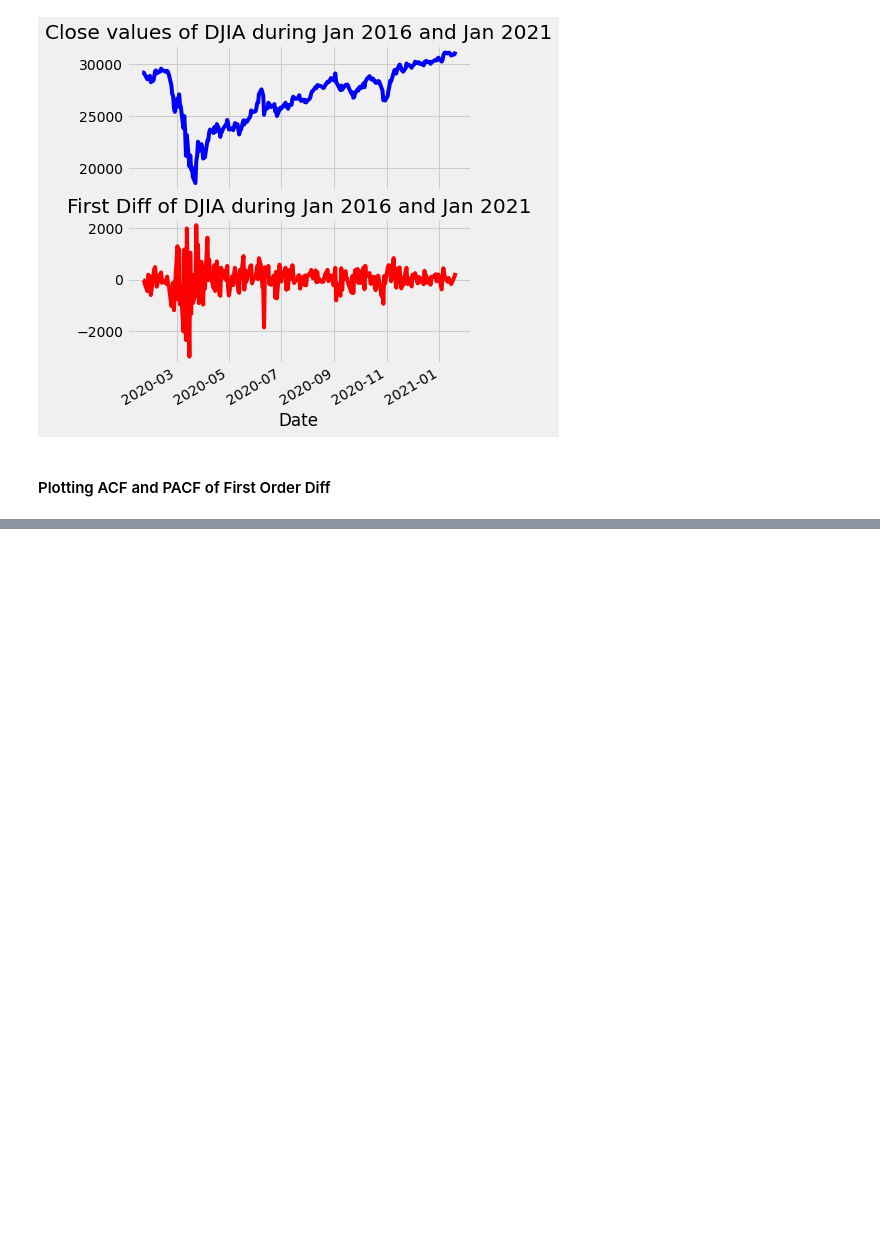
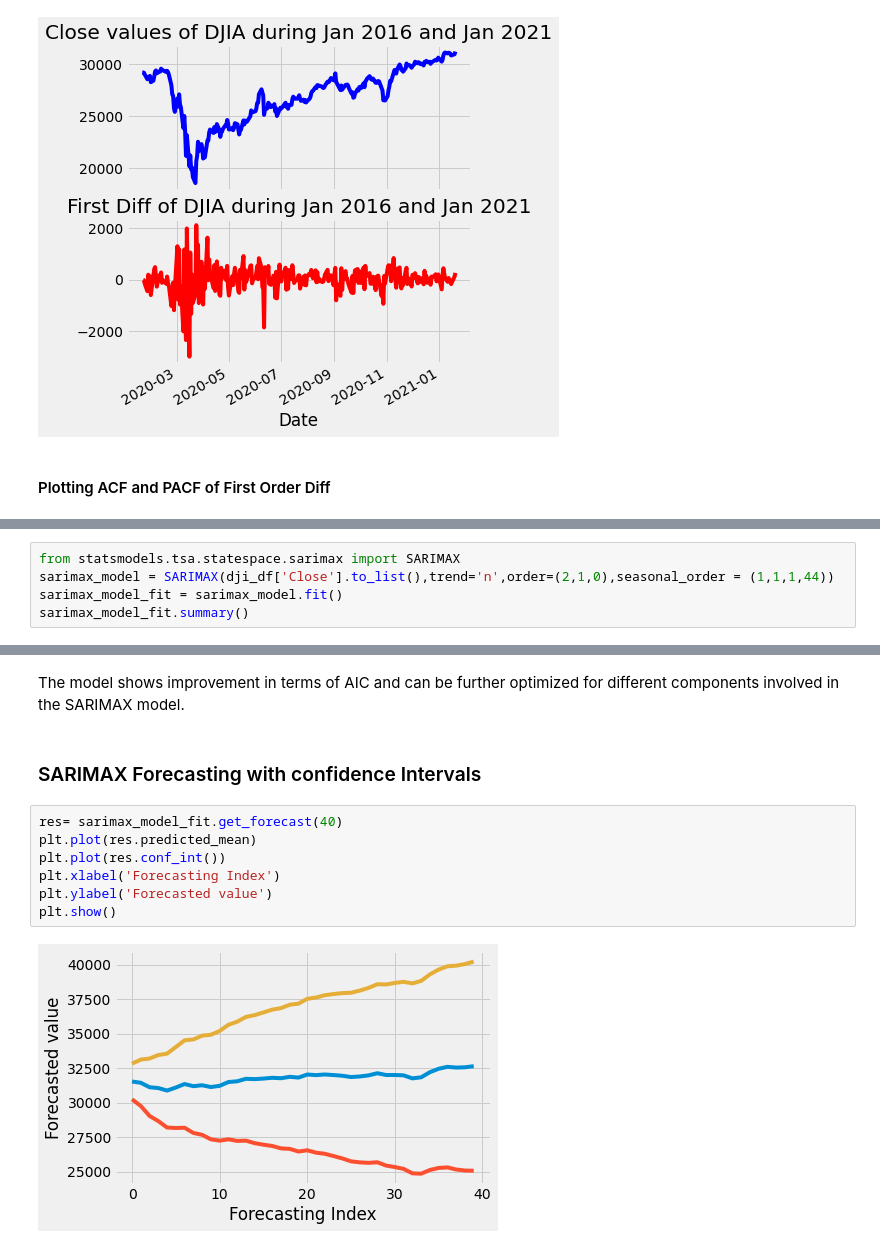
Before and after one commit to ArthurRoseira/down_jones_index_analysis, a Jupyter notebook: DJIA_Forecast_ARIMA.ipynb, the cells around one changed output, grey strips where cells are left out. Saved outputs shown, nothing was run; the diff lists cells and outputs as text; blank space fills up the shorter version.

```diff
--- a/DJIA_Forecast_ARIMA.ipynb
+++ b/DJIA_Forecast_ARIMA.ipynb
@@ -93,0 +186,5 @@ p-value: 0.000311
+# %%
+from statsmodels.tsa.statespace.sarimax import SARIMAX
+sarimax_model = SARIMAX(dji_df['Close'].to_list(),trend='n',order=(2,1,0),seasonal_order = (1,1,1,44))
+sarimax_model_fit = sarimax_model.fit()
+sarimax_model_fit.summary()
@@ -93,0 +212,14 @@ p-value: 0.000311
+# %% [markdown]
+The model shows improvement in terms of AIC and can be further optimized for
+different components involved in the SARIMAX model.
+# %% [markdown]
+### SARIMAX Forecasting with confidence Intervals
+# %%
+res= sarimax_model_fit.get_forecast(40)
+plt.plot(res.predicted_mean)
+plt.plot(res.conf_int())
+plt.xlabel('Forecasting Index')
+plt.ylabel('Forecasted value')
+plt.show()
+# %% [output]
+[figure, added]
```
Also changed, not shown: parts of 12 cells of this notebook.
